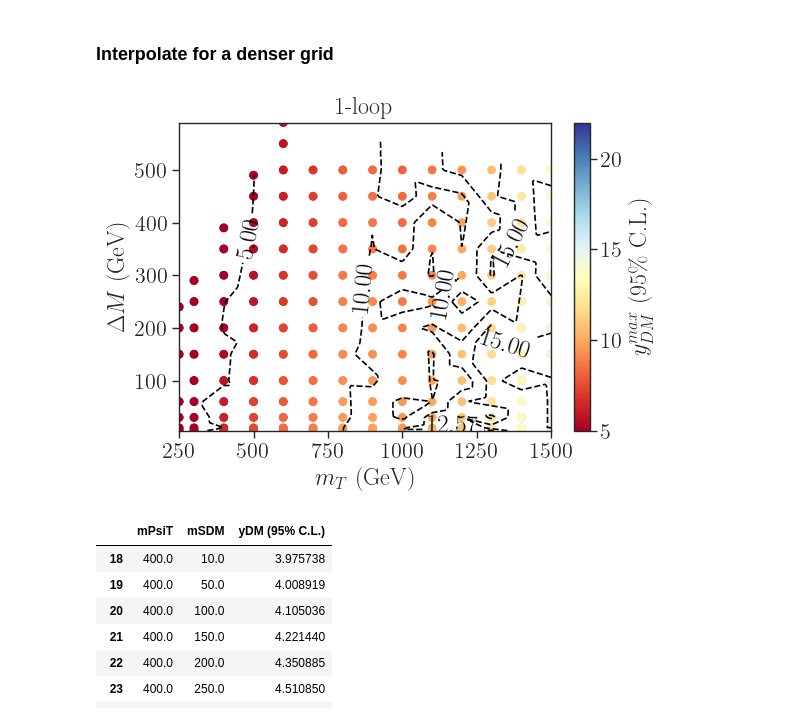
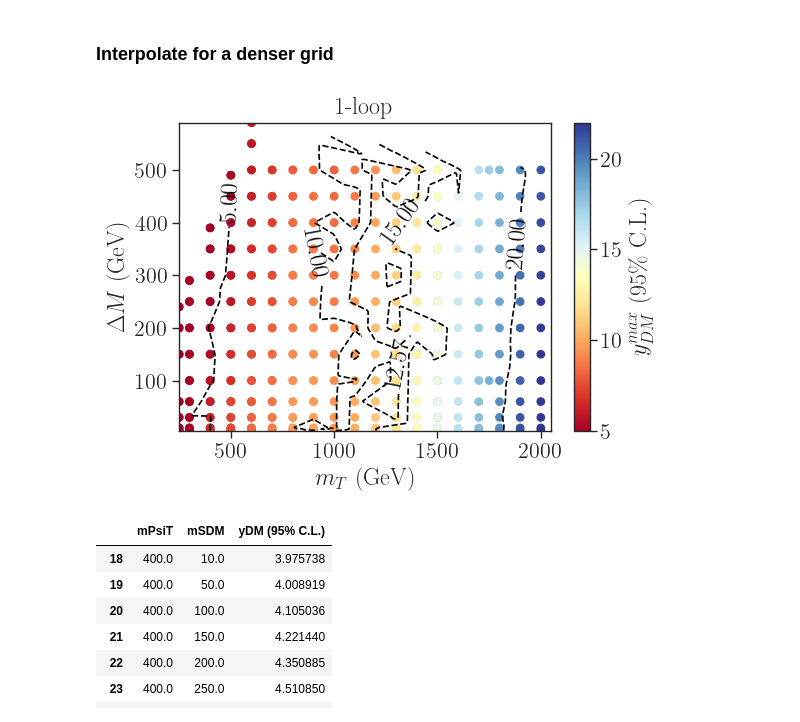
Before and after one commit to viniciusrocca/EFT_ToyModel, a Jupyter notebook: Recast_CMS/plotExclusion-CMS_mtt-eft.ipynb, the cells around one changed output. Saved outputs shown, nothing was run; the diff lists cells and outputs as text; code cells hidden in the pictures.

```diff
--- a/Recast_CMS/plotExclusion-CMS_mtt-eft.ipynb
+++ b/Recast_CMS/plotExclusion-CMS_mtt-eft.ipynb
@@ -110,17 +110,17 @@ contoursDict = getContours(xnew,ynew,znew,cValues)
 # %%
 plt.figure(figsize=(6,4))
 plt.scatter(x,dm,c=z,cmap=cm,s=30,vmin=5.,vmax=22.)
 
 plt.colorbar(label=r'$y_{DM}^{max}$ (95\% C.L.)')
 plt.xlabel(r'$m_{T}$ (GeV)')
 plt.ylabel(r'$\Delta M$ (GeV)')
 contours = plt.contour(xnew, ynew, znew, cValues, colors='black',linestyles='dashed')
 plt.clabel(contours, inline=True, fontsize=18)
 plt.title('1-loop')
-plt.xlim(250.,1500.)
+plt.xlim(250.,2050.)
 plt.show()
 # %% [output]
-[figure, old version]
+[figure, new version]
 # %%
 recastData[recastData['mPsiT'] ==400.][['mPsiT','mSDM','yDM (95% C.L.)']]
 # %% [output]
```
Also changed, not shown: parts of 2 cells of this notebook, 10 other files.
